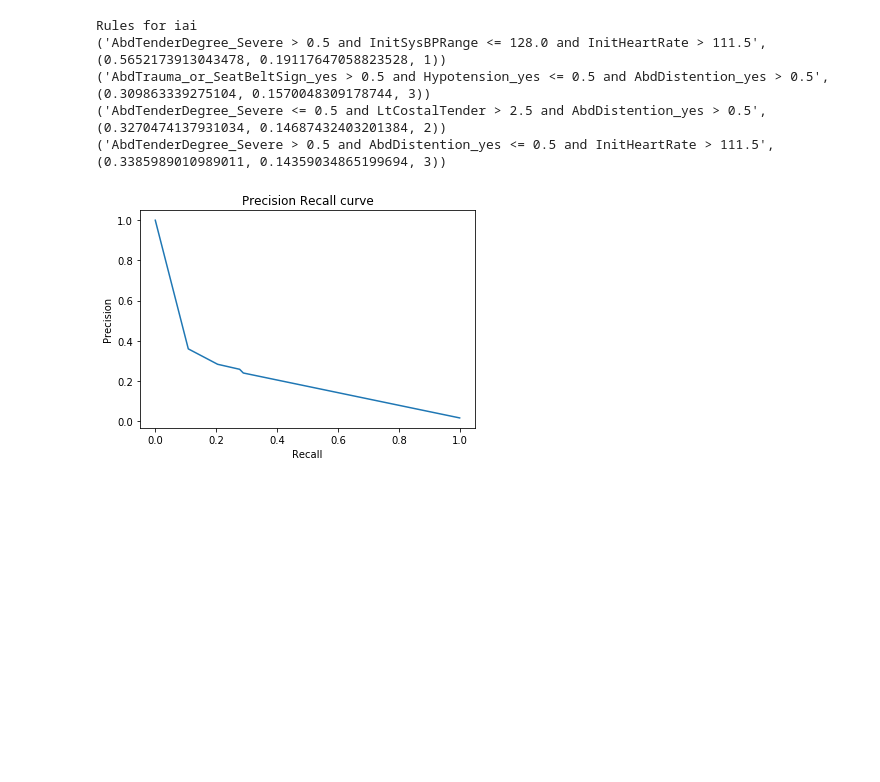
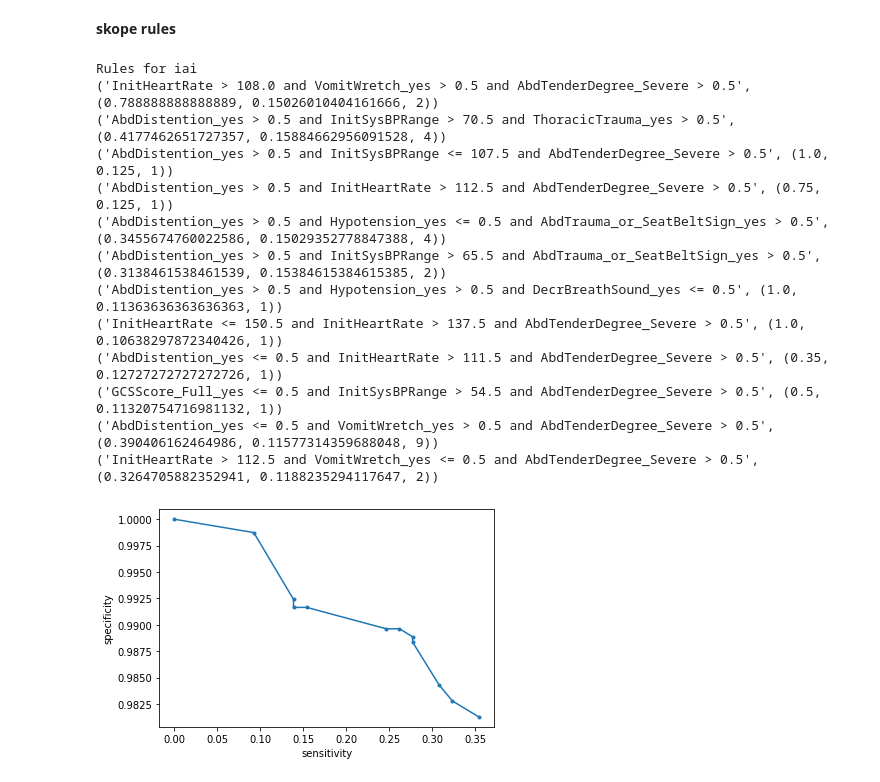
Before and after one commit to csinva/iai-clinical-decision-rule, a Jupyter notebook: 06_eda_rules.ipynb, the cells around one changed output. Saved outputs shown, nothing was run; the diff lists cells and outputs as text; code cells hidden in the pictures; blank space fills up the shorter version.

```diff
--- a/06_eda_rules.ipynb
+++ b/06_eda_rules.ipynb
@@ -60,7 +138,36 @@ from skrules import SkopeRules
+# %% [markdown]
+**skope rules**
 # %%
 # feature_names = ['sepal_length', 'sepal_width', 'petal_length', 'petal_width']
 clf = SkopeRules(max_depth_duplication=3,
                  n_estimators=30,
                  precision_min=0.3,
                  recall_min=0.1,
                  feature_names=processed_feats)
+clf.fit(X_train, y_train)
+# print the rules
+rules = clf.rules_
+print("Rules for iai")
+for rule in rules:
+    print(rule)
+
+# evaluate
+y_score = clf.score_top_rules(X_test) # Get a risk score for each test example
+
+sens, spec = util.sensitivity_specificity_curve(y_test, y_score)
+plt.show()
+# %% [output]
+Rules for iai
+('InitHeartRate > 108.0 and VomitWretch_yes > 0.5 and AbdTenderDegree_Severe > 0.5', (0.788888888888889, 0.15026010404161666, 2))
+('AbdDistention_yes > 0.5 and InitSysBPRange > 70.5 and ThoracicTrauma_yes > 0.5', (0.4177462651727357, 0.15884662956091528, 4))
+('AbdDistention_yes > 0.5 and InitSysBPRange <= 107.5 and AbdTenderDegree_Severe > 0.5', (1.0, 0.125, 1))
+('AbdDistention_yes > 0.5 and InitHeartRate > 112.5 and AbdTenderDegree_Severe > 0.5', (0.75, 0.125, 1))
+('AbdDistention_yes > 0.5 and Hypotension_yes <= 0.5 and AbdTrauma_or_SeatBeltSign_yes > 0.5', (0.3455674760022586, 0.15029352778847388, 4))
+('AbdDistention_yes > 0.5 and InitSysBPRange > 65.5 and AbdTrauma_or_SeatBeltSign_yes > 0.5', (0.3138461538461539, 0.15384615384615385, 2))
+('AbdDistention_yes > 0.5 and Hypotension_yes > 0.5 and DecrBreathSound_yes <= 0.5', (1.0, 0.11363636363636363, 1))
+('InitHeartRate <= 150.5 and InitHeartRate > 137.5 and AbdTenderDegree_Severe > 0.5', (1.0, 0.10638297872340426, 1))
+('AbdDistention_yes <= 0.5 and InitHeartRate > 111.5 and AbdTenderDegree_Severe > 0.5', (0.35, 0.12727272727272726, 1))
+('GCSScore_Full_yes <= 0.5 and InitSysBPRange > 54.5 and AbdTenderDegree_Severe > 0.5', (0.5, 0.11320754716981132, 1))
+('AbdDistention_yes <= 0.5 and VomitWretch_yes > 0.5 and AbdTenderDegree_Severe > 0.5', (0.390406162464986, 0.11577314359688048, 9))
+('InitHeartRate > 112.5 and VomitWretch_yes <= 0.5 and AbdTenderDegree_Severe > 0.5', (0.3264705882352941, 0.1188235294117647, 2))
+[figure, added]
@@ -69,22 +297,0 @@ clf.fit(X_train, y_train)
-# %%
-# print the rules
-rules = clf.rules_
-print("Rules for iai")
-for rule in rules:
-    print(rule)
-
-# evaluate
-y_score = clf.score_top_rules(X_test) # Get a risk score for each test example
-precision, recall, _ = precision_recall_curve(y_test, y_score)
-plt.plot(recall, precision)
-plt.xlabel('Recall')
-plt.ylabel('Precision')
-plt.title('Precision Recall curve')
-plt.show()
-# %% [output]
-Rules for iai
-('AbdTenderDegree_Severe > 0.5 and InitSysBPRange <= 128.0 and InitHeartRate > 111.5', (0.5652173913043478, 0.19117647058823528, 1))
-('AbdTrauma_or_SeatBeltSign_yes > 0.5 and Hypotension_yes <= 0.5 and AbdDistention_yes > 0.5', (0.309863339275104, 0.1570048309178744, 3))
-('AbdTenderDegree_Severe <= 0.5 and LtCostalTender > 2.5 and AbdDistention_yes > 0.5', (0.3270474137931034, 0.14687432403201384, 2))
-('AbdTenderDegree_Severe > 0.5 and AbdDistention_yes <= 0.5 and InitHeartRate > 111.5', (0.3385989010989011, 0.14359034865199694, 3))
-[figure, removed]
```
Also changed, not shown: parts of 24 cells of this notebook, 7 other files.
